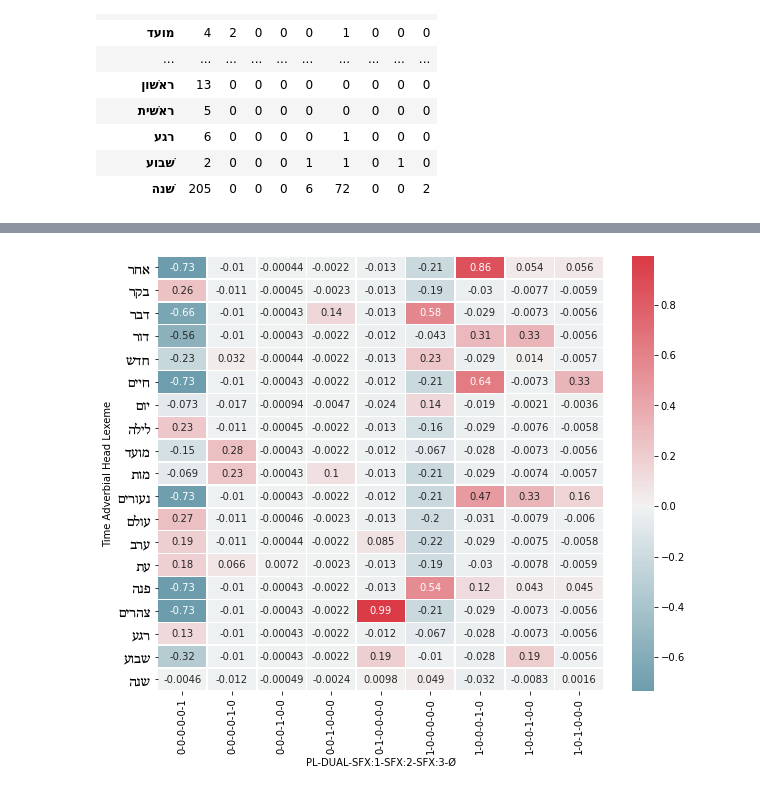
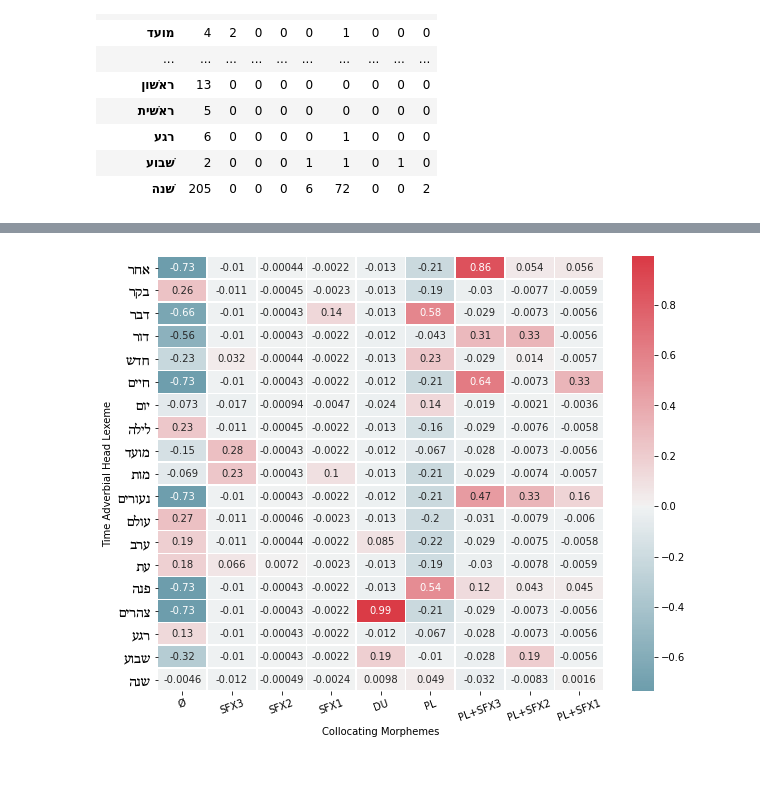
Before and after one commit to CambridgeSemiticsLab/BH_time_collocations, a Jupyter notebook: workflow/notebooks/analysis/morphological_collocations.ipynb, the cells around one changed output, grey strips where cells are left out. Cells and saved outputs as stored; diff of their text form; code cells hidden in the pictures.

```diff
--- a/workflow/notebooks/analysis/morphological_collocations.ipynb
+++ b/workflow/notebooks/analysis/morphological_collocations.ipynb
@@ -2,7 +2,10 @@
 # Collocations with Morphemes
 # %%
 from scripts.imports import *
-out = Exporter(paths['outdir'], 'timeXmorphs')
+out = Exporter(
+    paths['outdir'],
+    'timeXmorphs'
+)
 # %%
 df.head()
 # %% [output]
@@ -36,7 +39,7 @@ morphs = [
 
 morph_bool = 1*(~df_sg[morphs].isna())
 
-morph_df = df[['times_utf8', 'times_utf8d']].join(morph_bool, how='right')
+morph_df = df[['times_utf8', 'TA Heads', 'times_utf8d']].join(morph_bool, how='right')
 
 morph_df['Ø'] = 1*(morph_df[morphs].sum(1) == 0)
 # %%
@@ -84,7 +87,7 @@ top_lexs = lex_ct[lex_ct > 4]
 # %%
 morph_ct = pd.pivot_table(
     morph_df[morph_df.times_utf8.isin(top_lexs.index)],
-    index=['times_utf8', 'times_utf8d'],
+    index=['times_utf8', 'TA Heads', 'times_utf8d'],
     columns=morphs+['Ø'],
     aggfunc='size',
     fill_value=0,
@@ -165,0 +195,8 @@ morph_ct.droplevel(1, 0)
+# %%
+# todo: Replace with automatically determined headers
+# headers = pd.DataFrame([
+#     ['no modifier', 'third person suffix']
+# ]
+# )
+
+headers = ['Ø', 'SFX3', 'SFX2', 'SFX1', 'DU', 'PL', 'PL+SFX3', 'PL+SFX2', 'PL+SFX1']
@@ -194,9 +242,11 @@ morph_dp.droplevel(1,0)
 | שׁנה | -0.004637 | -0.011747 | -0.000489 | -0.002447 | 0.009795 | 0.048520 | -0.032305 | -0.008321 | 0.001633 |
 # %%
 fig, ax = plt.subplots(figsize=(10, 8))
-heatmap(morph_dp.droplevel(0, 0), ax=ax, square=False, annot=True)
+heatmap(morph_dp.droplevel([0,1], 0), ax=ax, square=False, annot=True)
 ax.set_yticklabels(ax.get_yticklabels(), size=14, fontfamily='SBL Biblit')
 ax.set_ylabel('Time Adverbial Head Lexeme')
-out.plot('headXmorph_ΔP')
+ax.set_xticklabels(headers, rotation=20)
+ax.set_xlabel('Collocating Morphemes')
+out.plot('headXmorph_ΔP', format='pdf')
 # %% [output]
-[figure, old version]
+[figure, new version]
```
Also changed, not shown: parts of 13 cells of this notebook, 18 other files.
